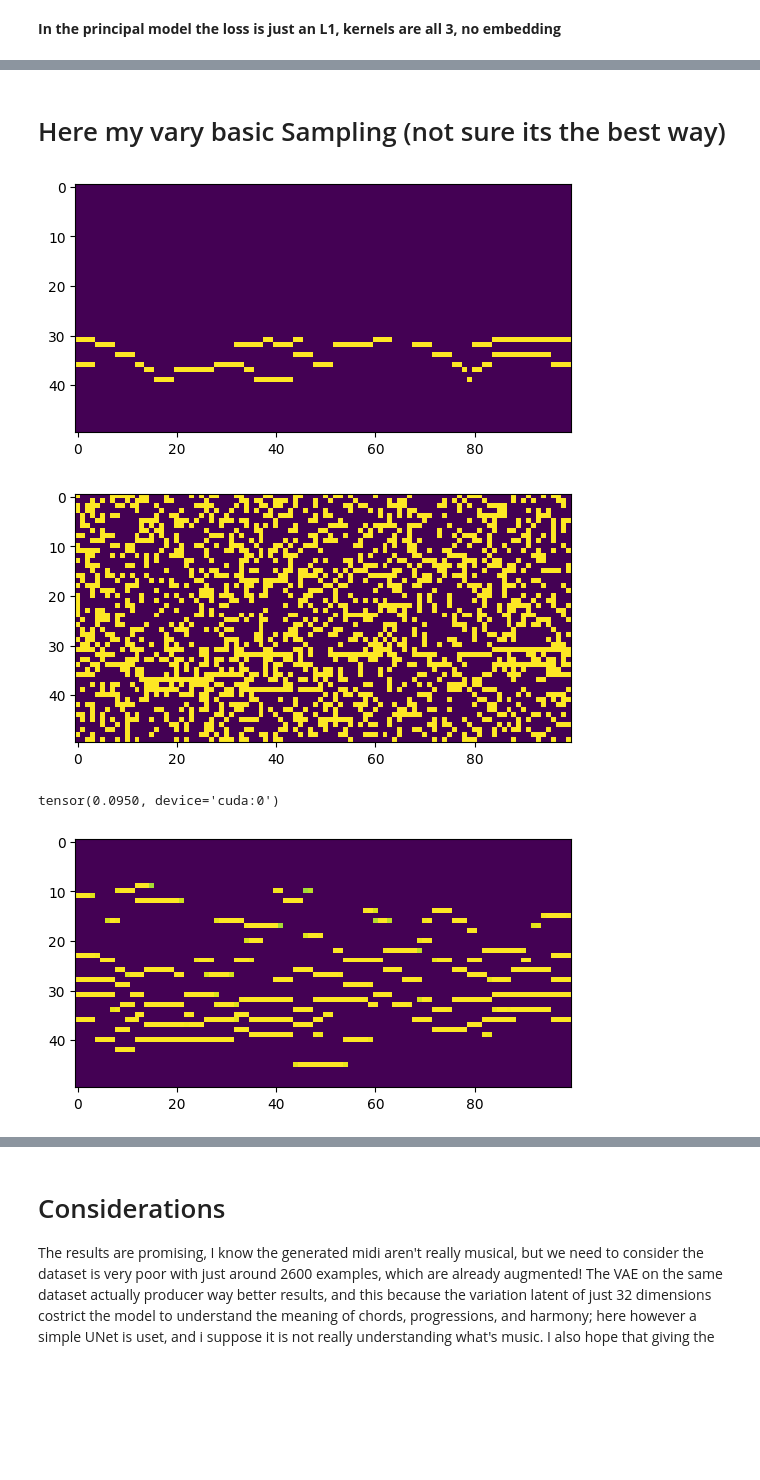
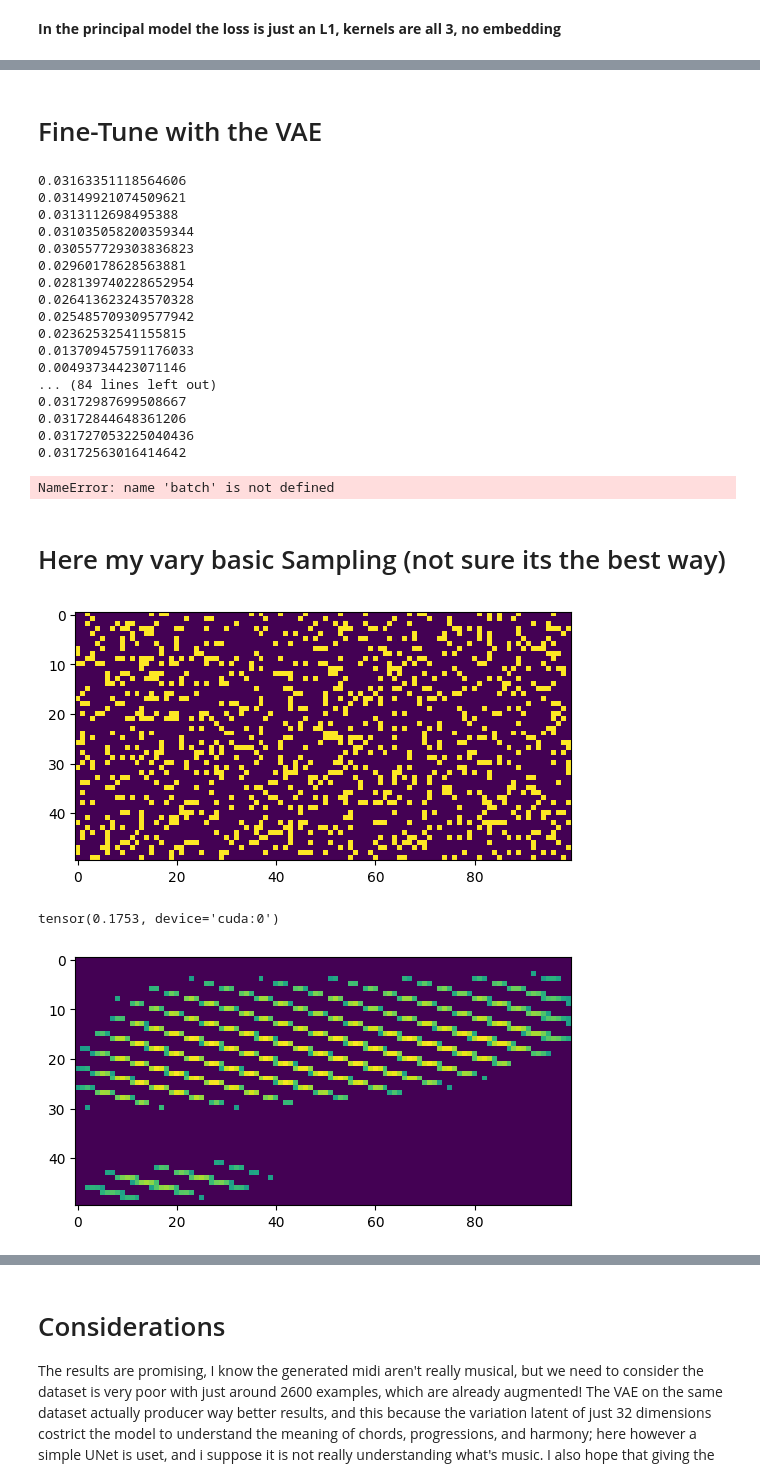
Before and after one commit to MarioPaerle/DIATONICA, a Jupyter notebook: DiscreteBachDiffusion.ipynb, the cells around one changed output, grey strips where cells are left out. Saved outputs shown, nothing was run; the diff lists cells and outputs as text; code cells hidden in the pictures; blank space fills up the shorter version.

```diff
--- a/DiscreteBachDiffusion.ipynb
+++ b/DiscreteBachDiffusion.ipynb
@@ -325,6 +327,11 @@ class UNet(nn.Module):
 This add_noise function is a simple implementation of a forward diffusion process with a binomial kernel similar to what Lilac Atassi did in **Generating symbolic music using diffusion models**
 
 The beta is directly assigned here without using a pre scheduled beta for simplicty
+# %%
+def to_128(x):
+    mapped = torch.zeros((x.shape[0], x.shape[1], 128, 100))
+    mapped[:, :, 30:80, :] = x
+    return mapped
 # %%
 def add_noise(roll, t):
     beta = (t + 1) / TIMESTEPS
@@ -338,7 +345,7 @@ The Model is a simple UNet with 4 downsampling, it can be made way more powerful
 
 With the train as implemented now the model tries to restore the entire pianoroll from a random timestep t corrupted image, then the L1 loss is computed with the undestroyed "image"
 # %%
-model = UNet(in_ch=1, time_emb_dim=256, c=1)
+model = UNet(in_ch=1, time_emb_dim=200, c=1)
 model = model.to(device)
 optimizer = Adam(model.parameters(), lr=0.0001)
 total_params = sum(p.numel() for p in model.parameters())
@@ -350,7 +357,7 @@ Number of parameters: 28_347_955
 # %% [markdown]
 **In the principal model the loss is just an L1, kernels are all 3, no embedding**
 # %%
-epochs = 3
+epochs = 5
 for epoch in range(epochs):
     losses1 = []
     losses2 = []
@@ -370,7 +377,15 @@ for epoch in range(epochs):
         """plt.imshow(pred.detach().cpu().numpy()[0, 0])
         plt.show()"""
 
-        loss1 = criterion1(pred, batch)   #+  criterion1(pred, batch) #+ (pred.mean() - batch.mean()).abs()*10
+        loss1 = criterion1(pred, batch)  #+  criterion2(pred, batch) #+ (pred.mean() - batch.mean()).abs()*10
+
+        pred_opened = to_128(pred)
+        pred_opened, _ = VAE.encode(pred_opened.to(device))
+        batch_opened = to_128(batch)
+        batch_opened, _ = VAE.encode(batch_opened.to(device))
+        loss1 += nn.MSELoss()(batch_opened, pred_opened) / 10
+
+
         loss2 = nn.L1Loss()(pred, batch)
 
         loss1.backward()
@@ -392,40 +411,77 @@ for epoch in range(epochs):
+# %% [markdown]
+# Fine-Tune with the VAE
+# %%
+for i in range(100):
+    optimizer.zero_grad()
+    sample = torch.bernoulli(torch.ones((1, 1, 50, 100))/2).to(device)
+    for i in reversed(range(10)):
+        sample = model(sample, torch.tensor([i]).to(device))
+    #sample[sample < 0.5] = 0
+
+    _sample = torch.zeros((1, 1, 128, 100), device=device)
+    _sample[:, :, 30:80, :] = sample
+    loss = VAE.encode(_sample)[0].mean().abs()
+    loss.backward()
+    print(loss.item())
+    optimizer.step()
+# %% [output]
+0.03163351118564606
+0.03149921074509621
+0.0313112698495388
+0.031035058200359344
+0.030557729303836823
+0.02960178628563881
+0.028139740228652954
+0.026413623243570328
+0.025485709309577942
+0.02362532541155815
+0.013709457591176033
+0.00493734423071146
+... (84 lines left out)
+0.03172987699508667
+0.03172844648361206
+0.031727053225040436
+0.03172563016414642
 # %%
 import gc
 gc.collect()
 
 torch.cuda.empty_cache()
 
+del sample
+del _sample
 del batch
 del loss
 # del model
+# %% [output]
+NameError: name 'batch' is not defined
 # %% [markdown]
 # Here my vary basic Sampling (not sure its the best way)
 # %%
-harmonize = True
+harmonize = False
 if not harmonize:
-    sample = torch.bernoulli(torch.ones((1, 1, 50, 100))/2).to(device)
+    sample = torch.bernoulli(torch.ones((1, 1, 50, 100))/5).to(device)
 plt.imshow(sample[0, 0].cpu().numpy())
 plt.show()
 if harmonize:
-    noise = torch.bernoulli(torch.ones((1, 1, 50, 100))/3).to(device)
+    noise = torch.bernoulli(torch.ones((1, 1, 50, 100))/20).to(device)
     sample[noise == 1] = 1
     plt.imshow(sample[0, 0].cpu().numpy())
     plt.show()
 with torch.no_grad():
-    for i in reversed(range(200)):
+    for i in reversed(range(100)):
         sample = model(sample, torch.tensor([i]).to(device))
         #sample = add_noise(sample, i-1)
     print(sample.mean())
     sample[sample < 0.5] = 0
     plt.imshow(sample.cpu().numpy()[0, 0])
 
 _sample = torch.zeros((128, 100))
 _sample[30:80, :] = sample
 # %% [output]
-[figure, old version]
+[figure, new version]
+tensor(0.1753, device='cuda:0')
-[figure, old version]
+[figure, new version]
-tensor(0.0950, device='cuda:0')
-[figure, removed]
 # %%
 to_harmonize = X[2, 0].copy()
 to_harmonize[0:30] = 0
```
Also changed, not shown: parts of 7 cells of this notebook.
